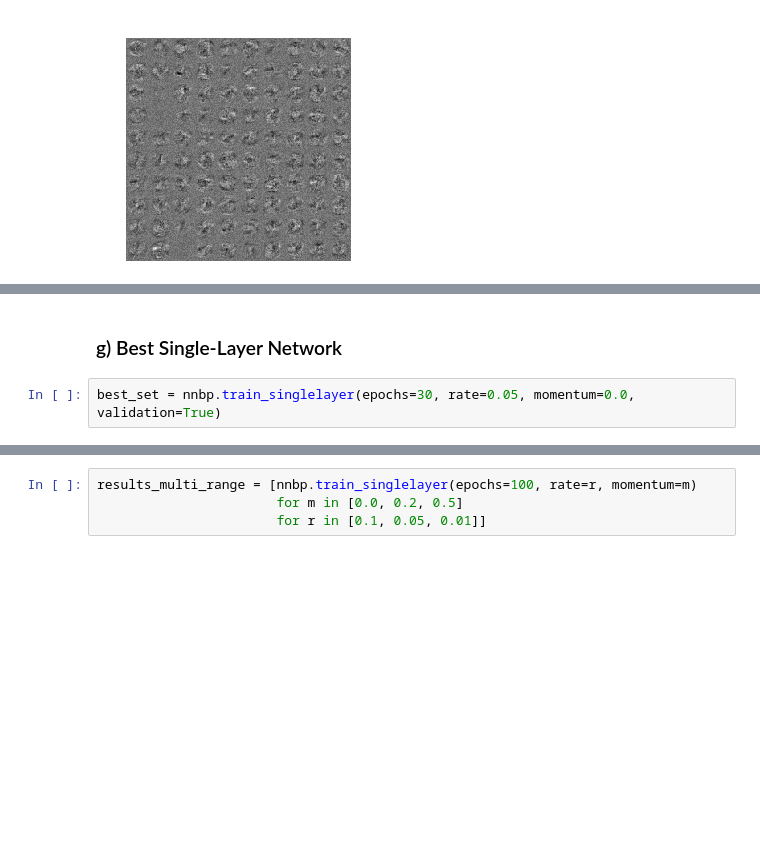
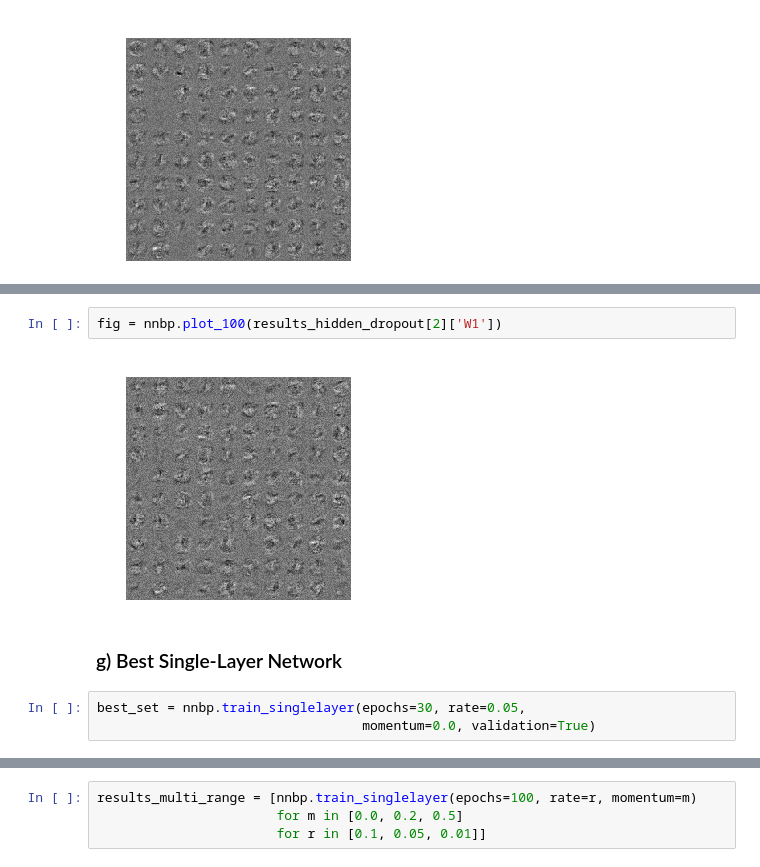
Before and after one commit to sjobeek/deeplearning_cmu, a Jupyter notebook: hw1_backprop/hw1_code_submission.ipynb, the cells around one changed output, grey strips where cells are left out. Drawn from its saved outputs; the diff is of its cells as text; blank space fills up the shorter version.

```diff
--- a/hw1_backprop/hw1_code_submission.ipynb
+++ b/hw1_backprop/hw1_code_submission.ipynb
@@ -162,5 +182,10 @@ results_hidden_dropout = [nnbp.train_singlelayer(epochs=100, rate = 0.05, moment
+# %%
+fig = nnbp.plot_100(results_hidden_dropout[2]['W1'])
+# %% [output]
+[figure, added]
 # %% [markdown]
 ### g) Best Single-Layer Network
 # %%
-best_set = nnbp.train_singlelayer(epochs=30, rate=0.05, momentum=0.0, validation=True)
+best_set = nnbp.train_singlelayer(epochs=30, rate=0.05,
+                                  momentum=0.0, validation=True)
 # %%
```
Also changed, not shown: parts of 10 cells of this notebook, 23 other files.
